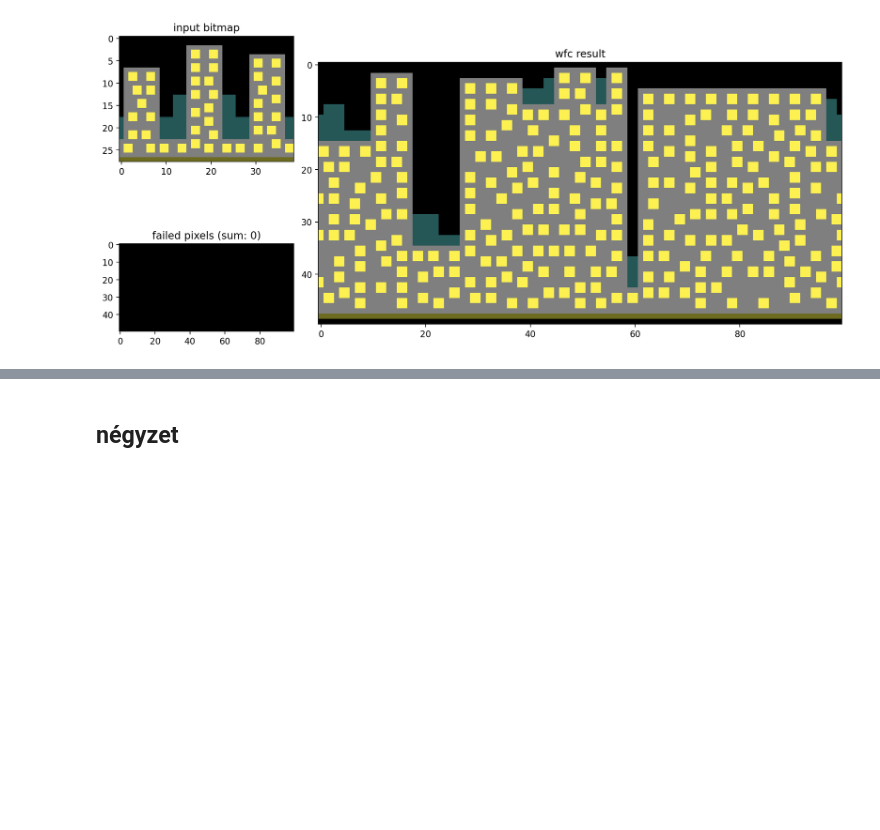
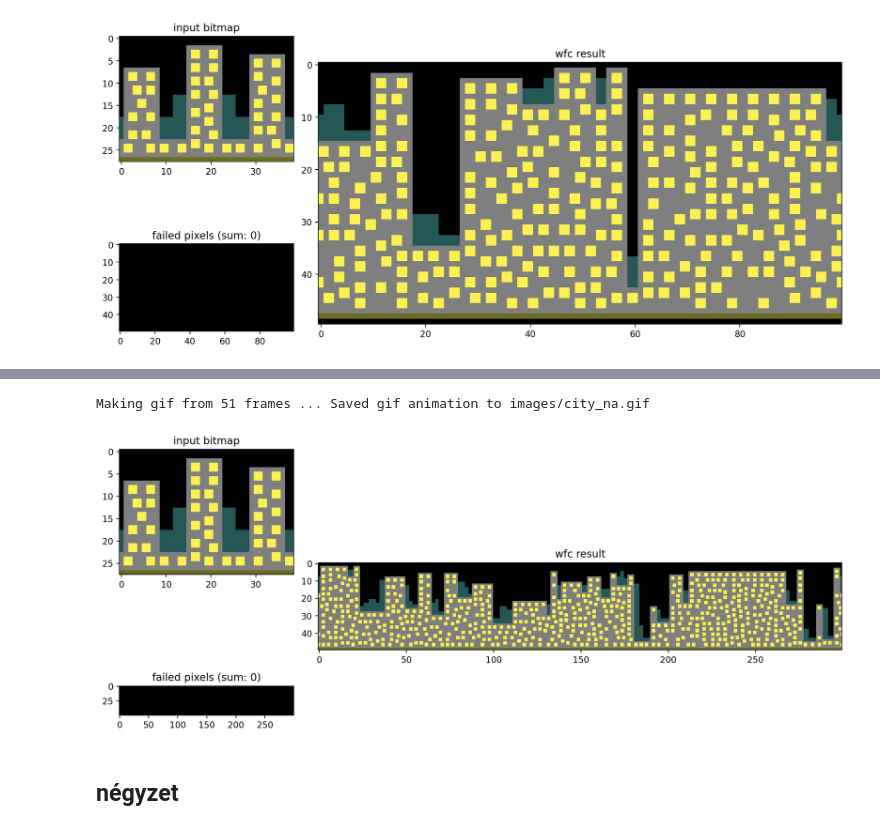
Before and after one commit to adamgnuj/WaveFunctionCollapse_MAF2, a Jupyter notebook: MAF2wfc.ipynb, the cells around one changed output, grey strips where cells are left out. Cells and saved outputs as stored; diff of their text form; code cells hidden in the pictures; blank space fills up the shorter version.

Commit message:
add wide city example

```diff
--- a/MAF2wfc.ipynb
+++ b/MAF2wfc.ipynb
@@ -414,3 +407,14 @@ city.show_gif()
+# %%
+long_city = WFC("images/city_na.png", imDims = (39,28), out_dims = (50,300))
+long_city.run(50)
+# %% [output]
+Making gif from 51 frames ... Saved gif animation to images/city_na.gif
+# %%
+long_city.output_image = np.roll(long_city.output_image, 10, axis =0 )
+# %%
+long_city
+# %% [output]
+[figure, added]
 # %% [markdown]
 ## négyzet
 # %%
```
Also changed, not shown: parts of 8 cells of this notebook, 8 other files.
